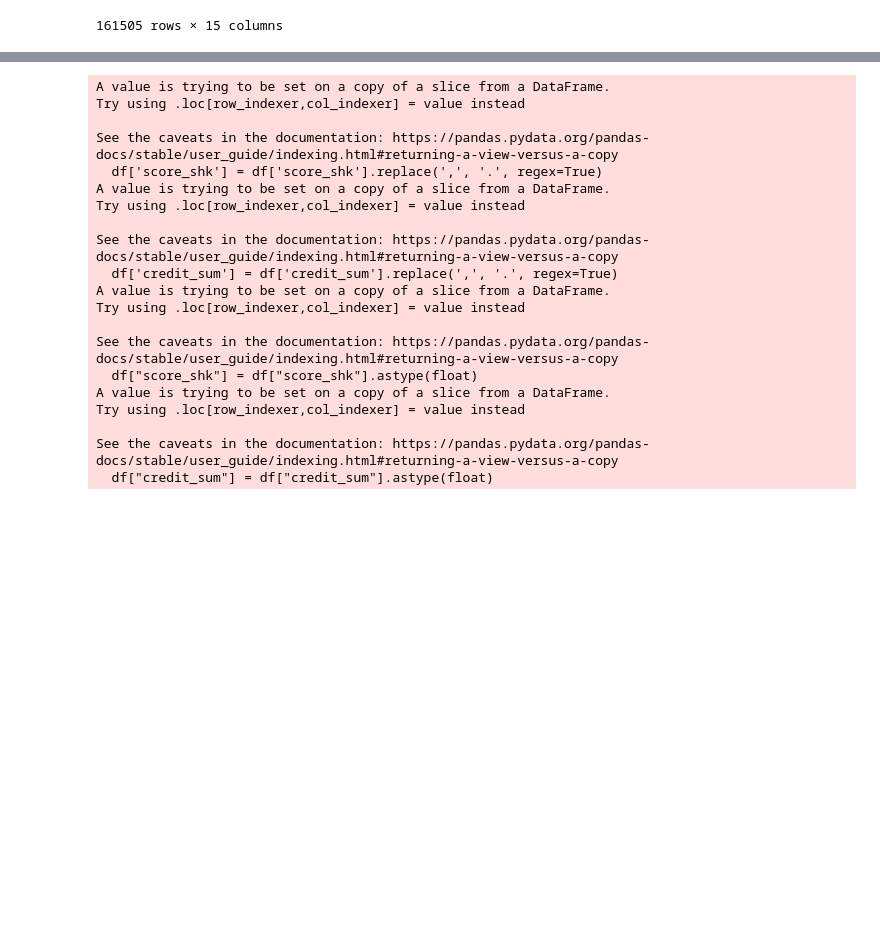
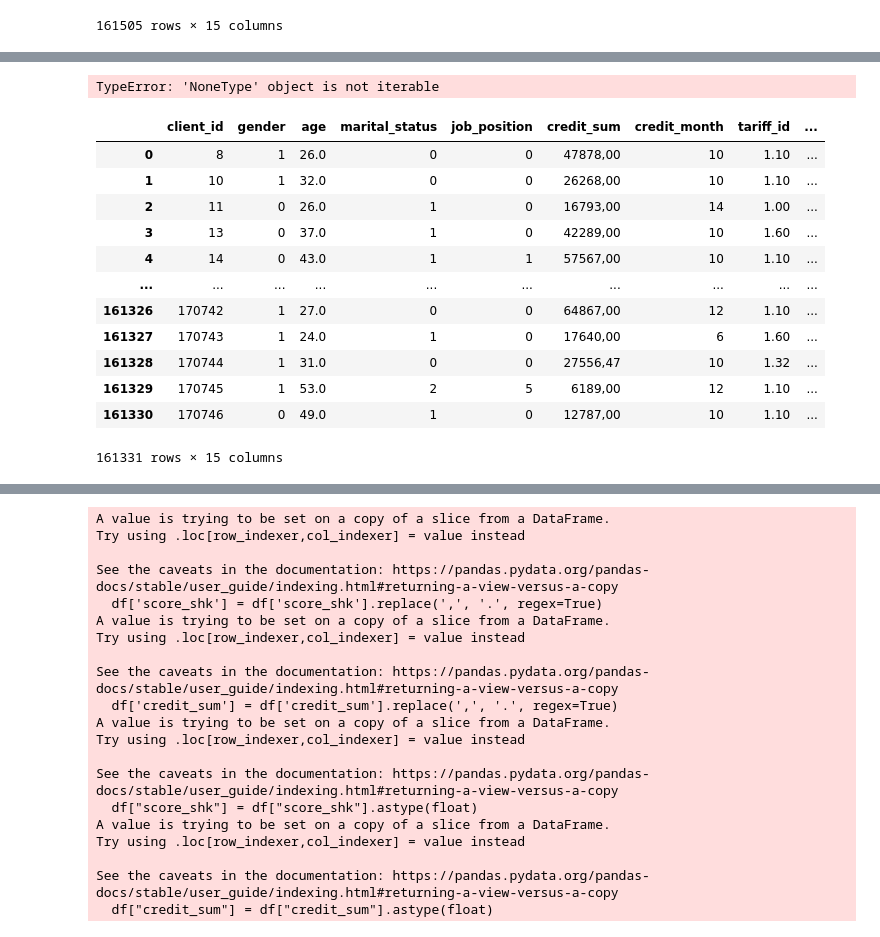
Before and after one commit to xxxSOERxxx/ML01_P_Online, a Jupyter notebook: Eugene_Piuta/DZ_11/task_1.ipynb, the cells around one changed output, grey strips where cells are left out. Drawn from its saved outputs; the diff is of its cells as text; code cells hidden in the pictures; blank space fills up the shorter version.

```diff
--- a/Eugene_Piuta/DZ_11/task_1.ipynb
+++ b/Eugene_Piuta/DZ_11/task_1.ipynb
@@ -220,0 +402,31 @@ df
+# %%
+#NEW Заменим буквенные данные в остальных графае на цифры
+select('''UPDATE credit_train
+SET job_position = CASE
+    WHEN job_position = 'SPC' THEN 0
+    WHEN job_position = 'INP' THEN 1
+    WHEN job_position = 'UMN' THEN 2
+    WHEN job_position = 'DIR' THEN 3
+    WHEN job_position = 'ATP' THEN 4
+    WHEN job_position = 'PNA' THEN 5
+    WHEN job_position = 'BIS' THEN 6
+    WHEN job_position = 'WOI' THEN 7
+    WHEN job_position = 'NOR' THEN 8
+    WHEN job_position = 'WRK' THEN 9
+    WHEN job_position = 'WRP' THEN 10
+    WHEN job_position = 'PNV' THEN 11
+    WHEN job_position = 'BIU' THEN 12
+    WHEN job_position = 'PNI' THEN 13
+    WHEN job_position = 'HSK' THEN 14
+    WHEN job_position = 'PNS' THEN 15
+    WHEN job_position = 'INV' THEN 16
+END,
+    education = CASE
+    WHEN education = 'GRD' THEN 0
+    WHEN education = 'SCH' THEN 1
+    WHEN education = 'UGR' THEN 2
+    WHEN education = 'PGR' THEN 2
+    WHEN education = 'ACD' THEN 2
+END;''')
+# %% [output]
+TypeError: 'NoneType' object is not iterable
@@ -220,0 +436,17 @@ df
+# %%
+#NEW
+select('''SELECT * FROM credit_train''')
+# %% [output]
+|  | client_id | gender | age | marital_status | job_position | credit_sum | credit_month | tariff_id | ... |
+| 0 | 8 | 1 | 26.0 | 0 | 0 | 47878,00 | 10 | 1.10 | ... |
+| 1 | 10 | 1 | 32.0 | 0 | 0 | 26268,00 | 10 | 1.10 | ... |
+| 2 | 11 | 0 | 26.0 | 1 | 0 | 16793,00 | 14 | 1.00 | ... |
+| 3 | 13 | 0 | 37.0 | 1 | 0 | 42289,00 | 10 | 1.60 | ... |
+| 4 | 14 | 0 | 43.0 | 1 | 1 | 57567,00 | 10 | 1.10 | ... |
+| ... | ... | ... | ... | ... | ... | ... | ... | ... | ... |
+| 161326 | 170742 | 1 | 27.0 | 0 | 0 | 64867,00 | 12 | 1.10 | ... |
+| 161327 | 170743 | 1 | 24.0 | 1 | 0 | 17640,00 | 6 | 1.60 | ... |
+| 161328 | 170744 | 1 | 31.0 | 0 | 0 | 27556,47 | 10 | 1.32 | ... |
+| 161329 | 170745 | 1 | 53.0 | 2 | 5 | 6189,00 | 12 | 1.10 | ... |
+| 161330 | 170746 | 0 | 49.0 | 1 | 0 | 12787,00 | 10 | 1.10 | ... |
+161331 rows × 15 columns
```
Also changed, not shown: parts of 34 cells of this notebook, 1 other file.
